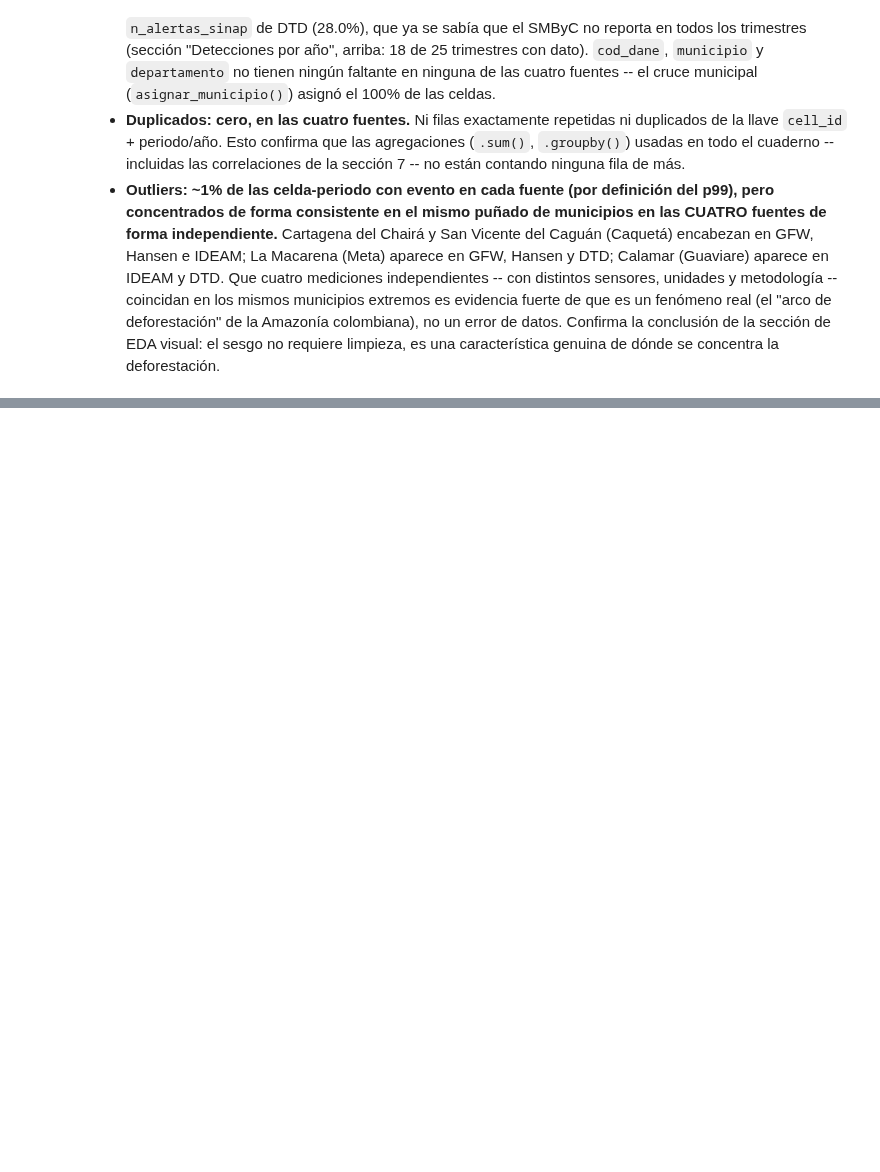
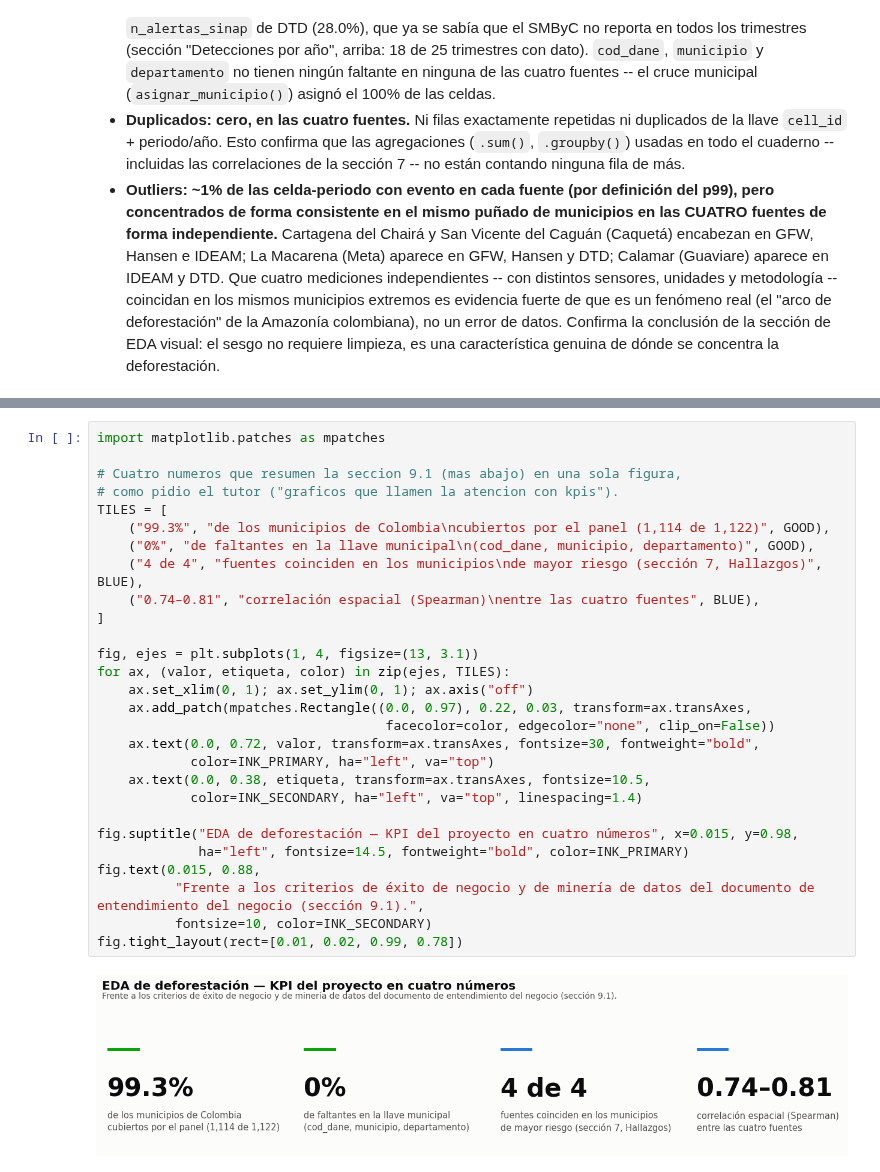
Before and after one commit to Bo-T19/trabajo_de_grado_ofr, a Jupyter notebook: catalogo_paneles.ipynb, the cells around one changed output, grey strips where cells are left out. Saved outputs shown, nothing was run; the diff lists cells and outputs as text; blank space fills up the shorter version.

```diff
--- a/catalogo_paneles.ipynb
+++ b/catalogo_paneles.ipynb
@@ -1070,0 +1215,30 @@ DTD      p99 (con evento) =        38.00 n_alertas        outliers:   519 (0.96%
+# %%
+import matplotlib.patches as mpatches
+
+# Cuatro numeros que resumen la seccion 9.1 (mas abajo) en una sola figura,
+# como pidio el tutor ("graficos que llamen la atencion con kpis").
+TILES = [
+    ("99.3%", "de los municipios de Colombia\ncubiertos por el panel (1,114 de 1,122)", GOOD),
+    ("0%", "de faltantes en la llave municipal\n(cod_dane, municipio, departamento)", GOOD),
+    ("4 de 4", "fuentes coinciden en los municipios\nde mayor riesgo (sección 7, Hallazgos)", BLUE),
+    ("0.74–0.81", "correlación espacial (Spearman)\nentre las cuatro fuentes", BLUE),
+]
+
+fig, ejes = plt.subplots(1, 4, figsize=(13, 3.1))
+for ax, (valor, etiqueta, color) in zip(ejes, TILES):
+    ax.set_xlim(0, 1); ax.set_ylim(0, 1); ax.axis("off")
+    ax.add_patch(mpatches.Rectangle((0.0, 0.97), 0.22, 0.03, transform=ax.transAxes,
+                                     facecolor=color, edgecolor="none", clip_on=False))
+    ax.text(0.0, 0.72, valor, transform=ax.transAxes, fontsize=30, fontweight="bold",
+            color=INK_PRIMARY, ha="left", va="top")
+    ax.text(0.0, 0.38, etiqueta, transform=ax.transAxes, fontsize=10.5,
+            color=INK_SECONDARY, ha="left", va="top", linespacing=1.4)
+
+fig.suptitle("EDA de deforestación — KPI del proyecto en cuatro números", x=0.015, y=0.98,
+             ha="left", fontsize=14.5, fontweight="bold", color=INK_PRIMARY)
+fig.text(0.015, 0.88,
+          "Frente a los criterios de éxito de negocio y de minería de datos del documento de entendimiento del negocio (sección 9.1).",
+          fontsize=10, color=INK_SECONDARY)
+fig.tight_layout(rect=[0.01, 0.02, 0.99, 0.78])
+# %% [output]
+[figure, added]
```
Also changed, not shown: parts of 10 cells of this notebook, 2 other files.
